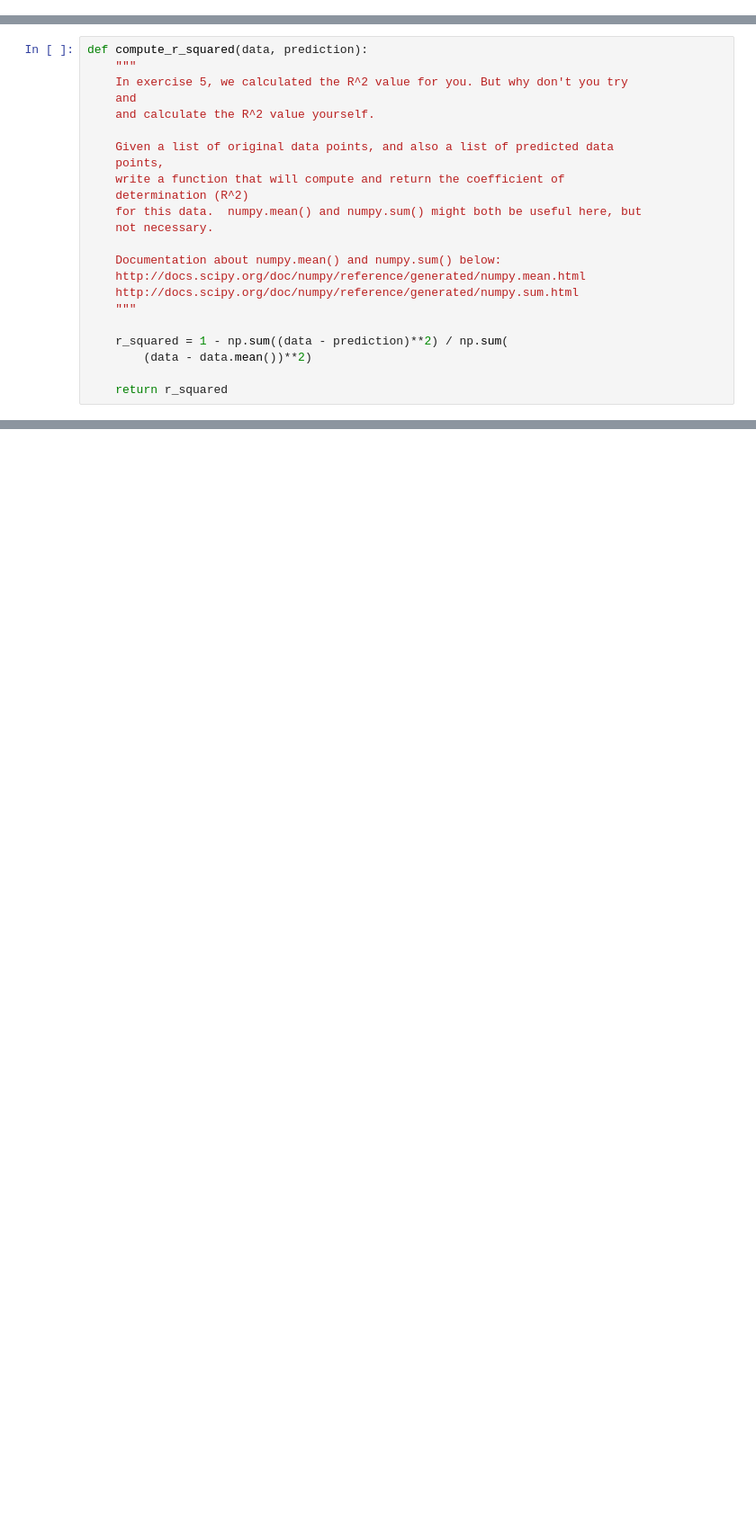
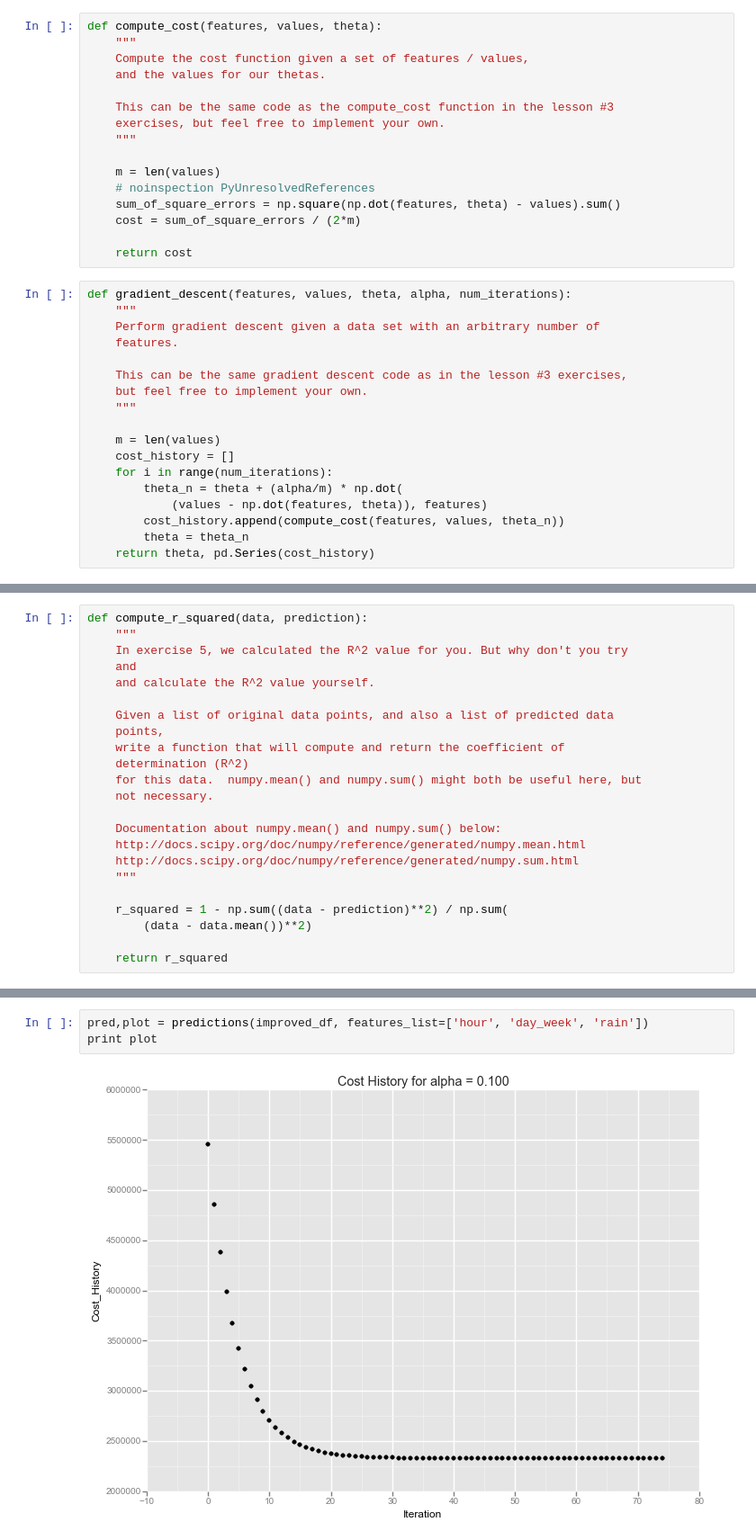
Before and after one commit to gornes/IntroToDS, a Jupyter notebook: Project1.ipynb, the cells around one changed output, grey strips where cells are left out. Shown at 90% size. Cells and saved outputs as stored; diff of their text form; blank space fills up the shorter version.

```diff
--- a/Project1.ipynb
+++ b/Project1.ipynb
@@ -511,0 +505,34 @@ def dirty_clean(df):
+# %%
+def compute_cost(features, values, theta):
+    """
+    Compute the cost function given a set of features / values,
+    and the values for our thetas.
+
+    This can be the same code as the compute_cost function in the lesson #3
+    exercises, but feel free to implement your own.
+    """
+
+    m = len(values)
+    # noinspection PyUnresolvedReferences
+    sum_of_square_errors = np.square(np.dot(features, theta) - values).sum()
+    cost = sum_of_square_errors / (2*m)
+
+    return cost
+# %%
+def gradient_descent(features, values, theta, alpha, num_iterations):
+    """
+    Perform gradient descent given a data set with an arbitrary number of
+    features.
+
+    This can be the same gradient descent code as in the lesson #3 exercises,
+    but feel free to implement your own.
+    """
+
+    m = len(values)
+    cost_history = []
+    for i in range(num_iterations):
+        theta_n = theta + (alpha/m) * np.dot(
+            (values - np.dot(features, theta)), features)
+        cost_history.append(compute_cost(features, values, theta_n))
+        theta = theta_n
+    return theta, pd.Series(cost_history)
@@ -650,0 +668,5 @@ ordered = station_group["station", "ENTRIESn_hourly"].aggregate(np.mean).sort("E
+# %%
+pred,plot = predictions(improved_df, features_list=['hour', 'day_week', 'rain'])
+print plot
+# %% [output]
+[figure, added]
```
Also changed, not shown: parts of 65 cells of this notebook.
